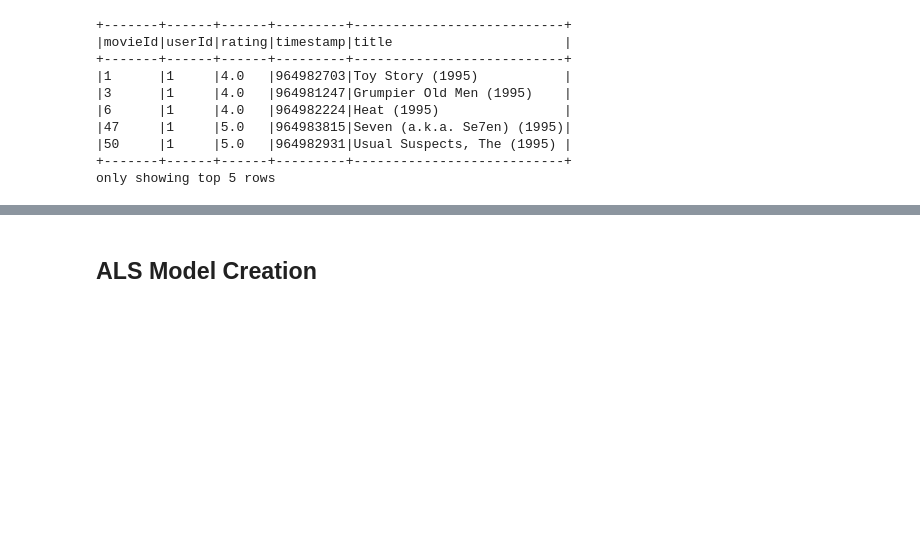
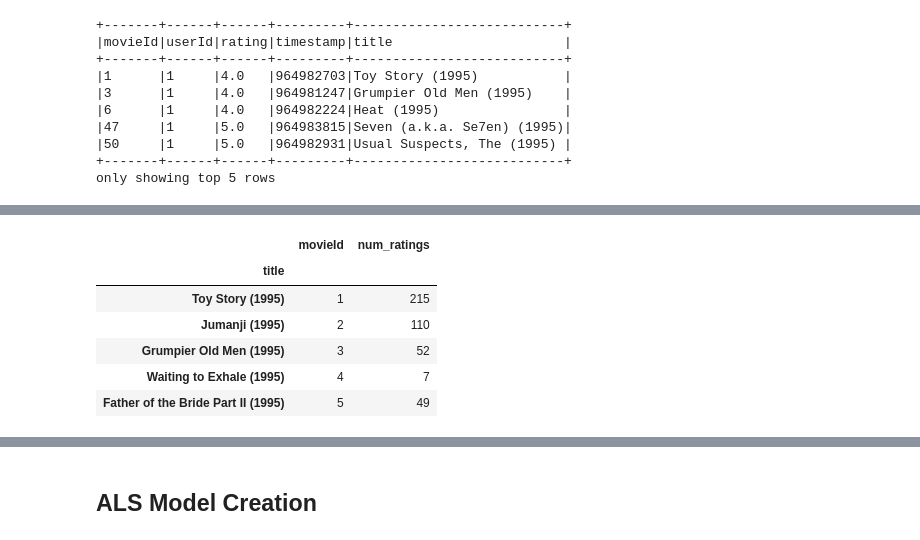
Before and after one commit to zachcarlson/MovieRecommender, a Jupyter notebook: MovieRecommender.ipynb, the cells around one changed output, grey strips where cells are left out. Cells and saved outputs as stored; diff of their text form; code cells hidden in the pictures; blank space fills up the shorter version.

```diff
--- a/MovieRecommender.ipynb
+++ b/MovieRecommender.ipynb
@@ -179,0 +289,24 @@ only showing top 5 rows
+# %%
+#get copy of pandas df
+pandas_movie = pandas_movie_ratings.copy()
+
+#count num ratings in each movie, get only movie and userid columns
+pandas_movie_ind = pandas_movie.groupby("movieId", as_index=False).count()[["movieId", "userId"]]
+
+#merge tables to get titles (groupby deletes title index values)
+pandas_movie_counts = movie_titles.merge(pandas_movie_ind, on="movieId")
+
+#set index to titles for plotting
+pandas_movie_counts = pandas_movie_counts.set_index("title")
+
+#rename columns for readability
+pandas_movie_counts = pandas_movie_counts.rename(columns={"userId": "num_ratings"})
+pandas_movie_counts.head()
+# %% [output]
+|  | movieId | num_ratings |
+| title |  |  |
+| Toy Story (1995) | 1 | 215 |
+| Jumanji (1995) | 2 | 110 |
+| Grumpier Old Men (1995) | 3 | 52 |
+| Waiting to Exhale (1995) | 4 | 7 |
+| Father of the Bride Part II (1995) | 5 | 49 |
```
Also changed, not shown: parts of 25 cells of this notebook.
